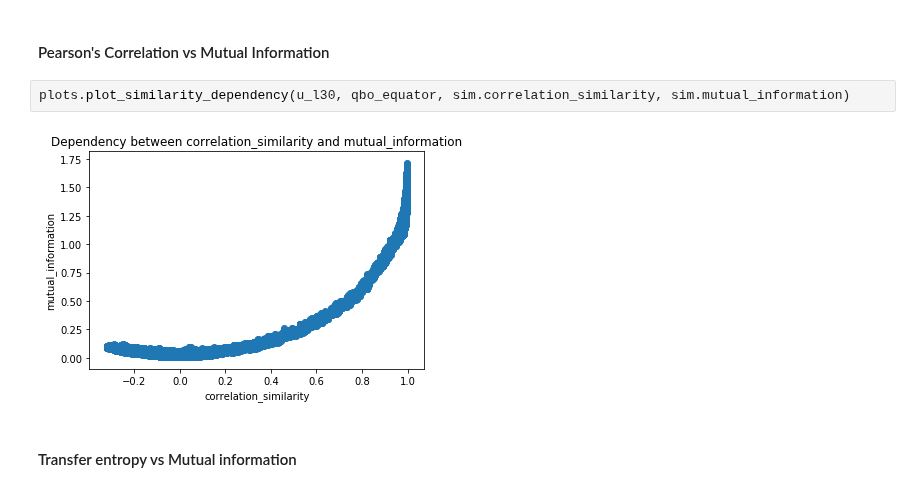
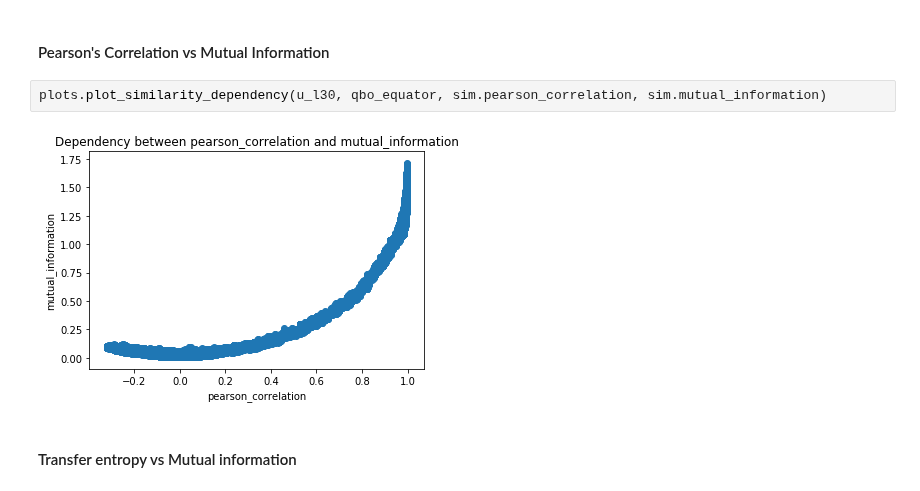
Before and after one commit to Climate-Data-Science/Climate-Similarity-Metrics, a Jupyter notebook: 8_similarity_metrics_dependency.ipynb, the cells around one changed output. Saved outputs shown, nothing was run; the diff lists cells and outputs as text.

```diff
--- a/8_similarity_metrics_dependency.ipynb
+++ b/8_similarity_metrics_dependency.ipynb
@@ -44,9 +44,9 @@ print(plots.plot_similarity_dependency.__doc__)
 # %% [markdown]
 <h4>Pearson's Correlation vs Mutual Information</h4>
 # %%
-plots.plot_similarity_dependency(u_l30, qbo_equator, sim.correlation_similarity, sim.mutual_information)
+plots.plot_similarity_dependency(u_l30, qbo_equator, sim.pearson_correlation, sim.mutual_information)
 # %% [output]
-[figure, old version]
+[figure, new version]
 # %% [markdown]
 <h4>Transfer entropy vs Mutual information</h4>
 # %%
```
Also changed, not shown: parts of 4 cells of this notebook, 9 other files.
